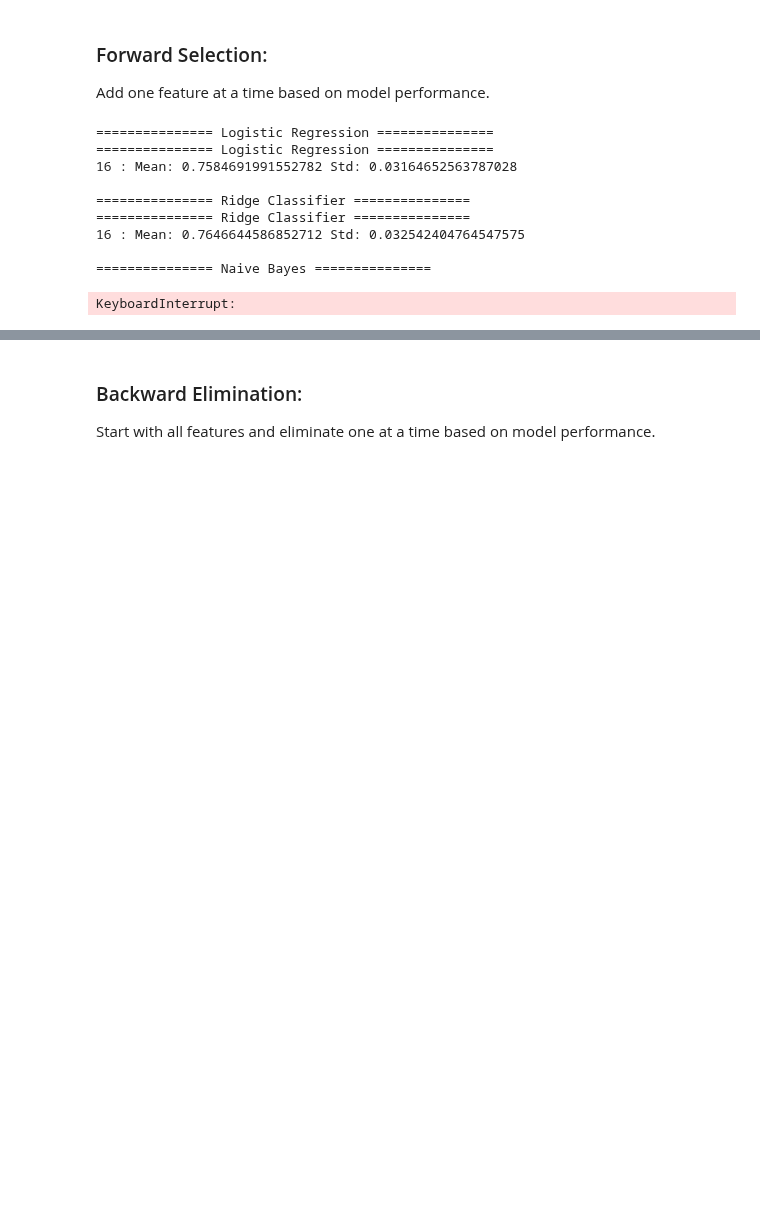
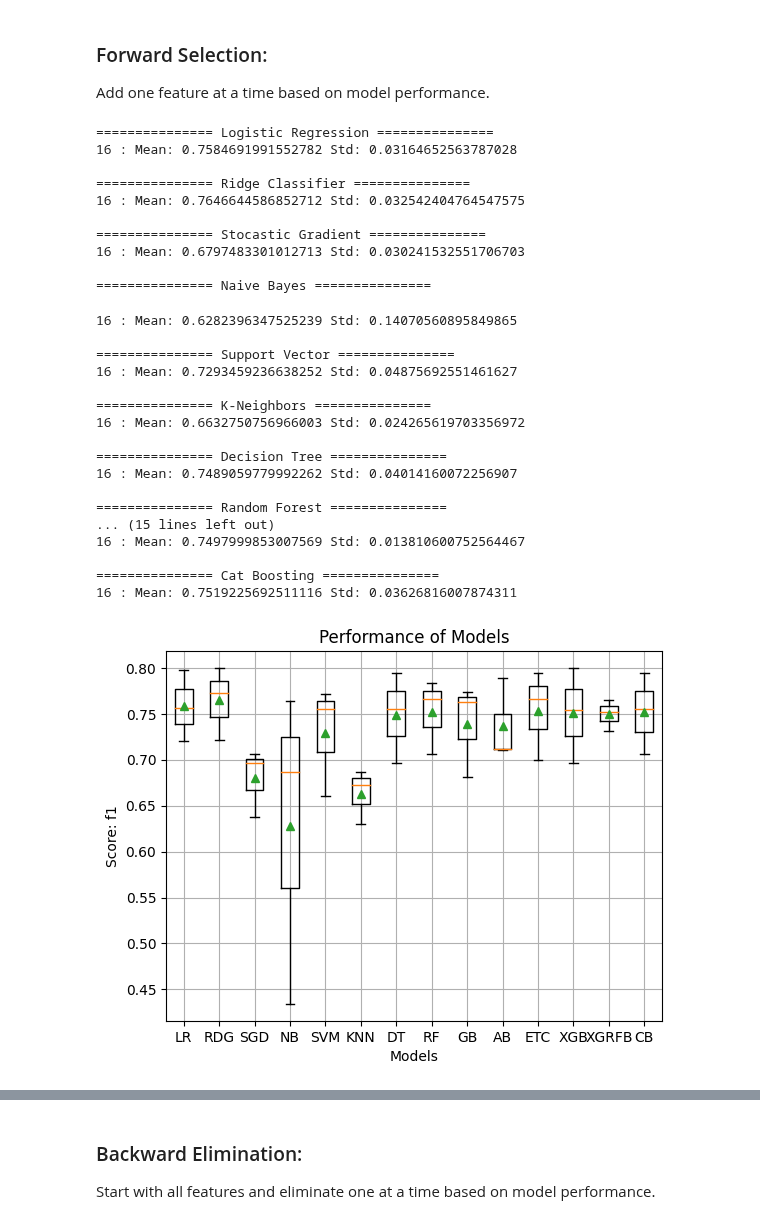
Before and after one commit to Rahul-404/Titanic_Problem_Kaggel, a Jupyter notebook: 4_Feature_Selection.ipynb, the cells around one changed output, grey strips where cells are left out. Cells and saved outputs as stored; diff of their text form; code cells hidden in the pictures; blank space fills up the shorter version.

```diff
--- a/4_Feature_Selection.ipynb
+++ b/4_Feature_Selection.ipynb
@@ -786,17 +790,35 @@ Add one feature at a time based on model performance.
 # %%
 # direction forward
-model_report = wrapper_obj.recursive_feature_selection(wrapper_obj.model_tags, True)
+model_report = wrapper_obj.recursive_feature_selection(model_tags, True)
 # %% [output]
-=============== Logistic Regression ===============
 =============== Logistic Regression ===============
 16 : Mean: 0.7584691991552782 Std: 0.03164652563787028
 
 =============== Ridge Classifier ===============
-=============== Ridge Classifier ===============
 16 : Mean: 0.7646644586852712 Std: 0.032542404764547575
 
+=============== Stocastic Gradient ===============
+16 : Mean: 0.6797483301012713 Std: 0.030241532551706703
+
 =============== Naive Bayes ===============
-KeyboardInterrupt:
+16 : Mean: 0.6282396347525239 Std: 0.14070560895849865
+
+=============== Support Vector ===============
+16 : Mean: 0.7293459236638252 Std: 0.04875692551461627
+
+=============== K-Neighbors ===============
+16 : Mean: 0.6632750756966003 Std: 0.024265619703356972
+
+=============== Decision Tree ===============
+16 : Mean: 0.7489059779992262 Std: 0.04014160072256907
+
+=============== Random Forest ===============
+... (15 lines left out)
+16 : Mean: 0.7497999853007569 Std: 0.013810600752564467
+
+=============== Cat Boosting ===============
+16 : Mean: 0.7519225692511116 Std: 0.03626816007874311
+[figure, added]
 # %%
 pd.DataFrame(model_report).sort_values(by="mean_f1", ascending=False)
 # %% [output]
```
Also changed, not shown: parts of 15 cells of this notebook.
